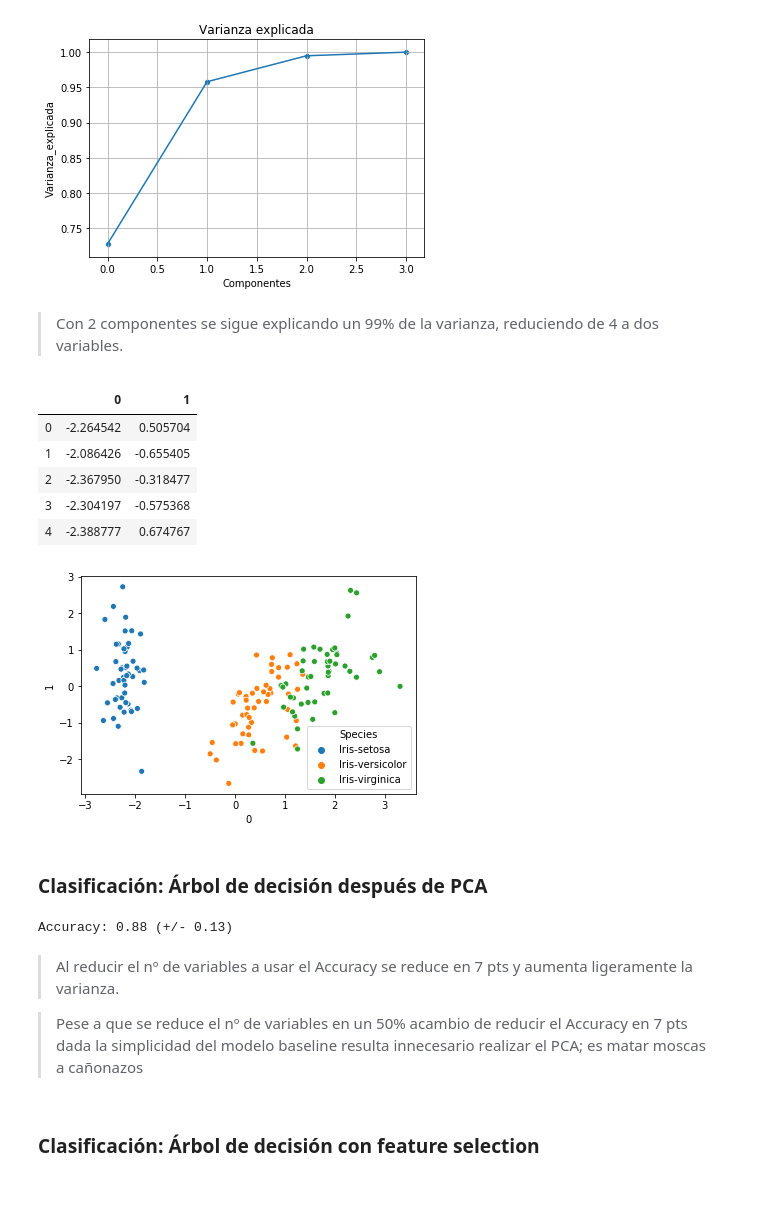
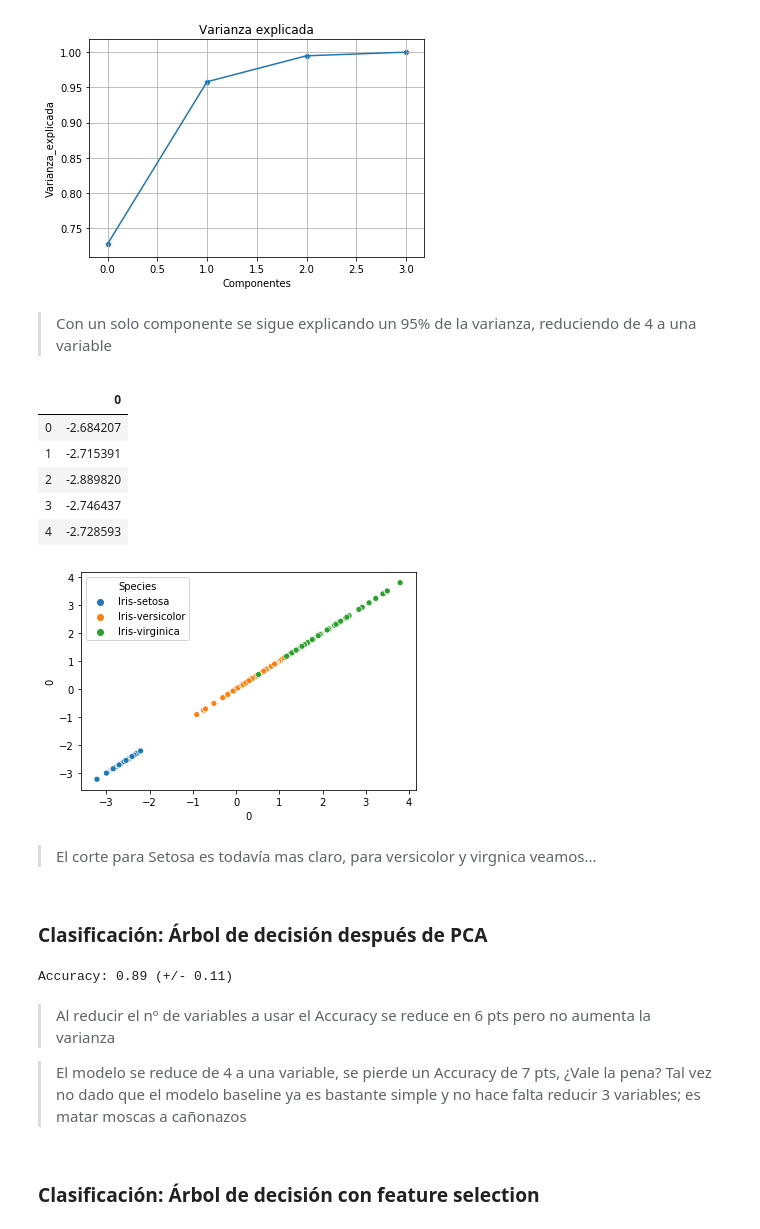
Before and after one commit to Aibloy/Portafolio, a Jupyter notebook: Iris.ipynb, the cells around one changed output. Cells and saved outputs as stored; diff of their text form; code cells hidden in the pictures; blank space fills up the shorter version.

```diff
--- a/Iris.ipynb
+++ b/Iris.ipynb
@@ -192,24 +192,26 @@ plt.show()
 # %% [output]
 [figure]
 # %% [markdown]
-> Con 2 componentes se sigue explicando un 99% de la varianza, reduciendo de 4 a dos variables.
+> Con un solo componente se sigue explicando un 95% de la varianza, reduciendo de 4 a una variable
 # %%
 # ELEGIR NUMERO DE COMPONENTES
 from sklearn.decomposition import PCA
-pca = PCA(n_components = 2)
+pca = PCA(n_components = 1)
 X_PCA = pd.DataFrame(pca.fit_transform(X))
 X_PCA.head(5)
 # %% [output]
-|  | 0 | 1 |
-| 0 | -2.264542 | 0.505704 |
-| 1 | -2.086426 | -0.655405 |
-| 2 | -2.367950 | -0.318477 |
-| 3 | -2.304197 | -0.575368 |
-| 4 | -2.388777 | 0.674767 |
+|  | 0 |
+| 0 | -2.684207 |
+| 1 | -2.715391 |
+| 2 | -2.889820 |
+| 3 | -2.746437 |
+| 4 | -2.728593 |
 # %%
-sns.scatterplot(x = X_PCA[0], y = X_PCA[1], hue = Y);
+sns.scatterplot(x = X_PCA[0], y = X_PCA[0], hue = Y);
 # %% [output]
-[figure, old version]
+[figure, new version]
+# %% [markdown]
+> El corte para Setosa es todavía mas claro, para versicolor y virgnica veamos...
 # %% [markdown]
 ### Clasificación: Árbol de decisión después de  PCA
 # %%
@@ -223,11 +225,11 @@ from sklearn.model_selection import cross_val_score
 score = cross_val_score(model, X_PCA,Y, cv=5)
 print("Accuracy: %0.2f (+/- %0.2f)" % (score.mean(), score.std() * 2))
 # %% [output]
-Accuracy: 0.88 (+/- 0.13)
+Accuracy: 0.89 (+/- 0.11)
-# %% [markdown]
-> Al reducir el nº de variables a usar el Accuracy se reduce en 7 pts y aumenta ligeramente la varianza.
-
-> Pese a que se reduce el nº de variables en un 50% acambio de reducir el Accuracy en 7 pts dada la simplicidad del modelo baseline resulta innecesario realizar el PCA; es matar moscas a cañonazos
+# %% [markdown]
+> Al reducir el nº de variables a usar el Accuracy se reduce en 6 pts pero no aumenta la varianza
+
+> El modelo se reduce de 4 a una variable, se pierde un Accuracy de 7 pts, ¿Vale la pena? Tal vez no dado que el modelo baseline ya es bastante simple y no hace falta reducir 3 variables; es matar moscas a cañonazos
 # %% [markdown]
 ### Clasificación: Árbol de decisión con feature selection
 # %% [markdown]
```
